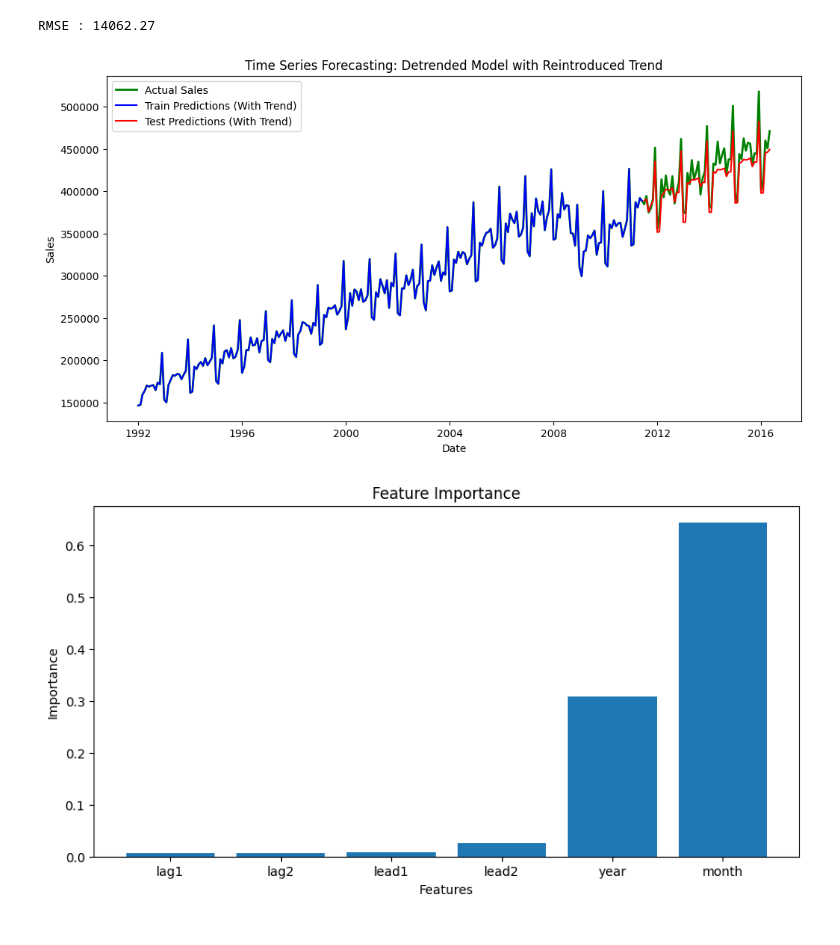
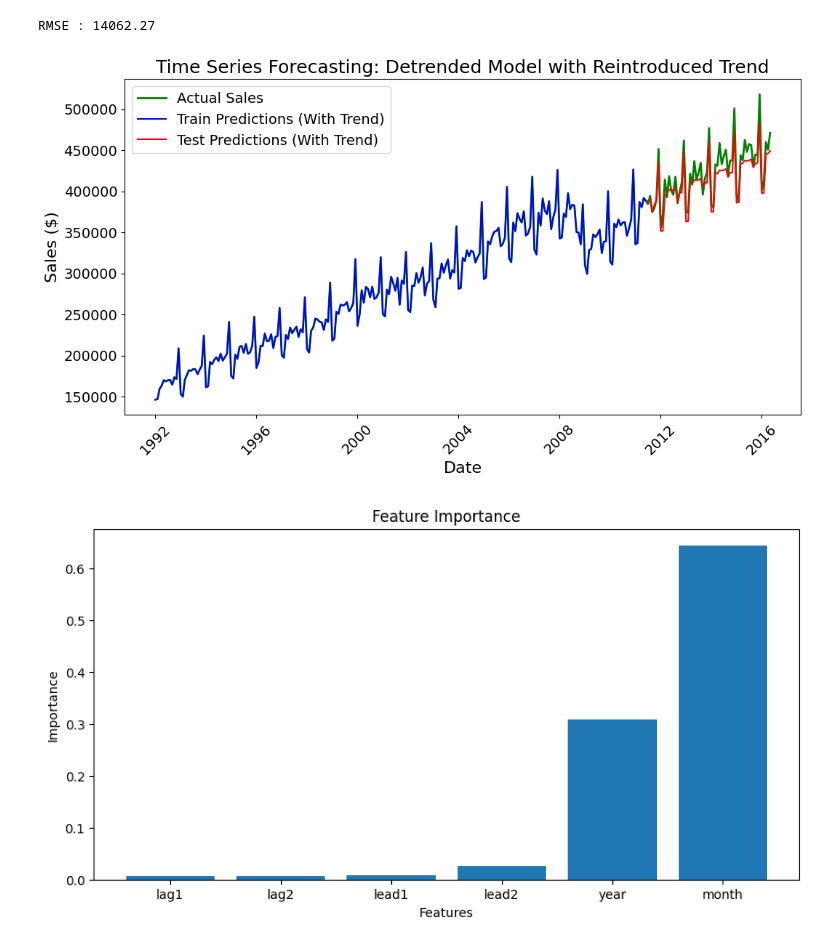
Before and after one commit to siwa-p/Time-Series-Forecasting, a Jupyter notebook: notebooks/xgboost.ipynb, the cells around one changed output. Drawn from its saved outputs; the diff is of its cells as text; code cells hidden in the pictures.

Commit message:
added xgboost plot

```diff
--- a/notebooks/xgboost.ipynb
+++ b/notebooks/xgboost.ipynb
@@ -92,17 +76,21 @@ RMSE : 14062.27
 # %%
 # Plot the actual, training, and test predictions
 plt.figure(figsize=(12, 6))
+fontsize = 16
 plt.plot(results['date'], results['y_actual'], label="Actual Sales", color='green', linewidth=2)
 plt.plot(results['date'], results['y_train_pred'], label="Train Predictions (With Trend)", color='blue', linestyle='-')
 plt.plot(results['date'], results['y_test_pred'], label="Test Predictions (With Trend)", color='red', linestyle='-')
 
-plt.xlabel("Date")
-plt.ylabel("Sales")
-plt.title("Time Series Forecasting: Detrended Model with Reintroduced Trend")
-plt.legend()
+plt.xlabel("Date", fontsize=fontsize)
+# rotate x label
+plt.xticks(fontsize=fontsize-2, rotation=45)
+plt.yticks(fontsize=fontsize-2)
+plt.ylabel("Sales ($)", fontsize=fontsize)
+plt.title("Time Series Forecasting: Detrended Model with Reintroduced Trend", fontsize = fontsize+2)
+plt.legend(fontsize = fontsize-2)
 plt.show()
 # %% [output]
-[figure, old version]
+[figure, new version]
 # %%
 #importance of features
 feature_importance = model.feature_importances_
```
Also changed, not shown: parts of 2 cells of this notebook, 2 other files.
